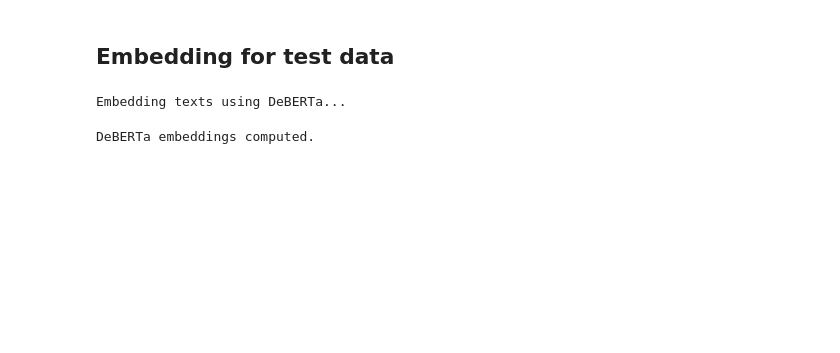
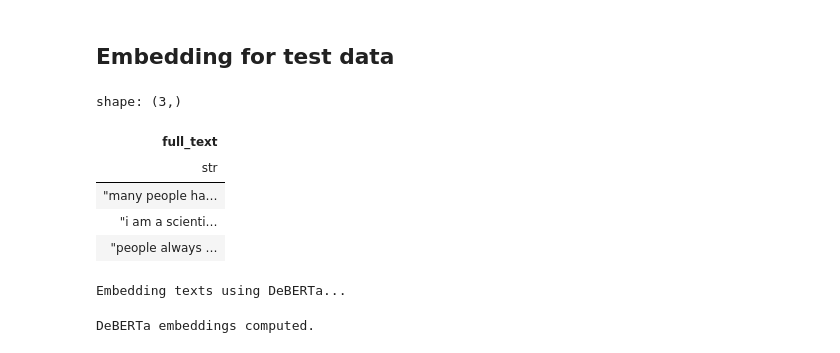
Before and after one commit to rinkusahu1/Kaggle_Practice_ML, a Jupyter notebook: automated_essay_score.ipynb, the cells around one changed output. Drawn from its saved outputs; the diff is of its cells as text; code cells hidden in the pictures; blank space fills up the shorter version.

```diff
--- a/automated_essay_score.ipynb
+++ b/automated_essay_score.ipynb
@@ -1123,4 +976,13 @@ merged_train
 ## Embedding for test data
 # %%
 processed__test_df = test['full_text'].apply(lambda x: preprocess_data(x))
+# %%
+processed__test_df
+# %% [output]
+shape: (3,)
+| full_text |
+| str |
+| "many people ha… |
+| "i am a scienti… |
+| "people always … |
 # %%
```
Also changed, not shown: parts of 79 cells of this notebook.
